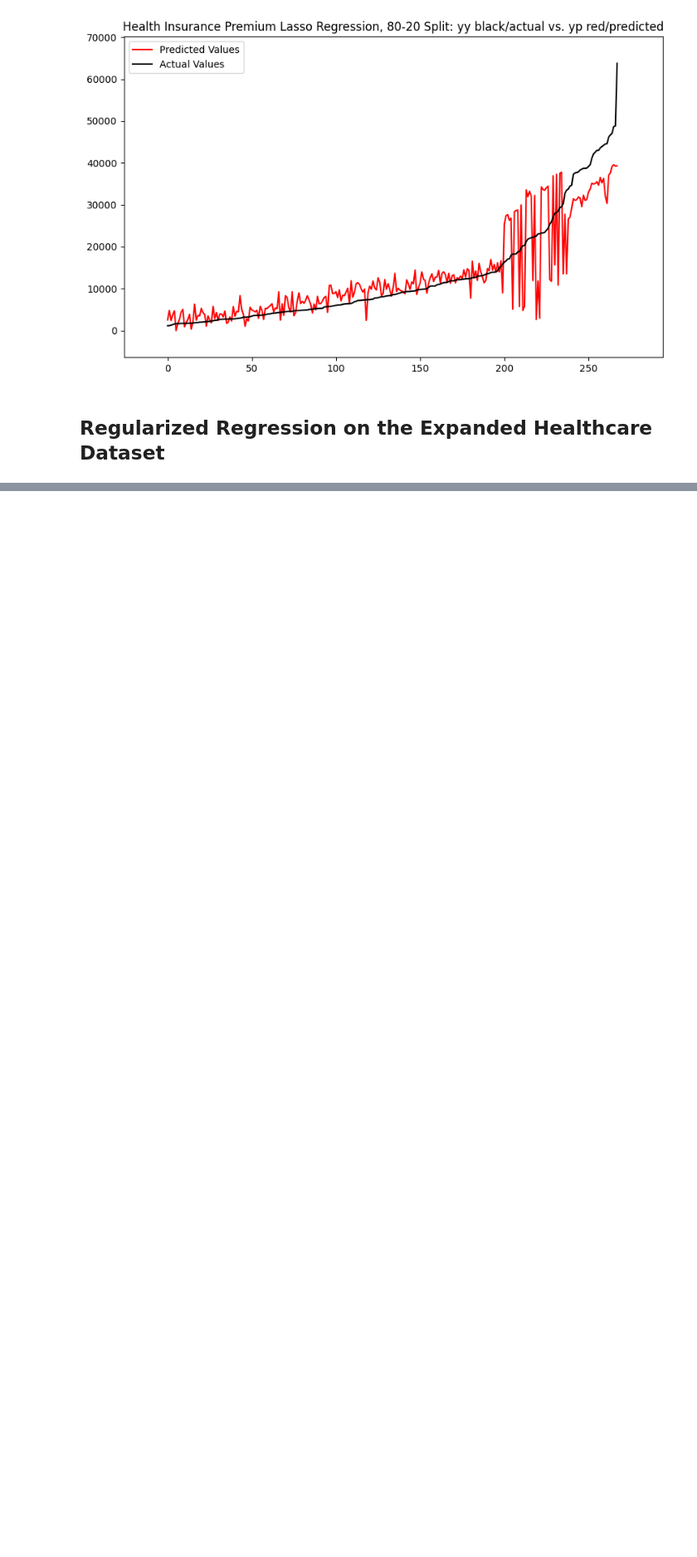
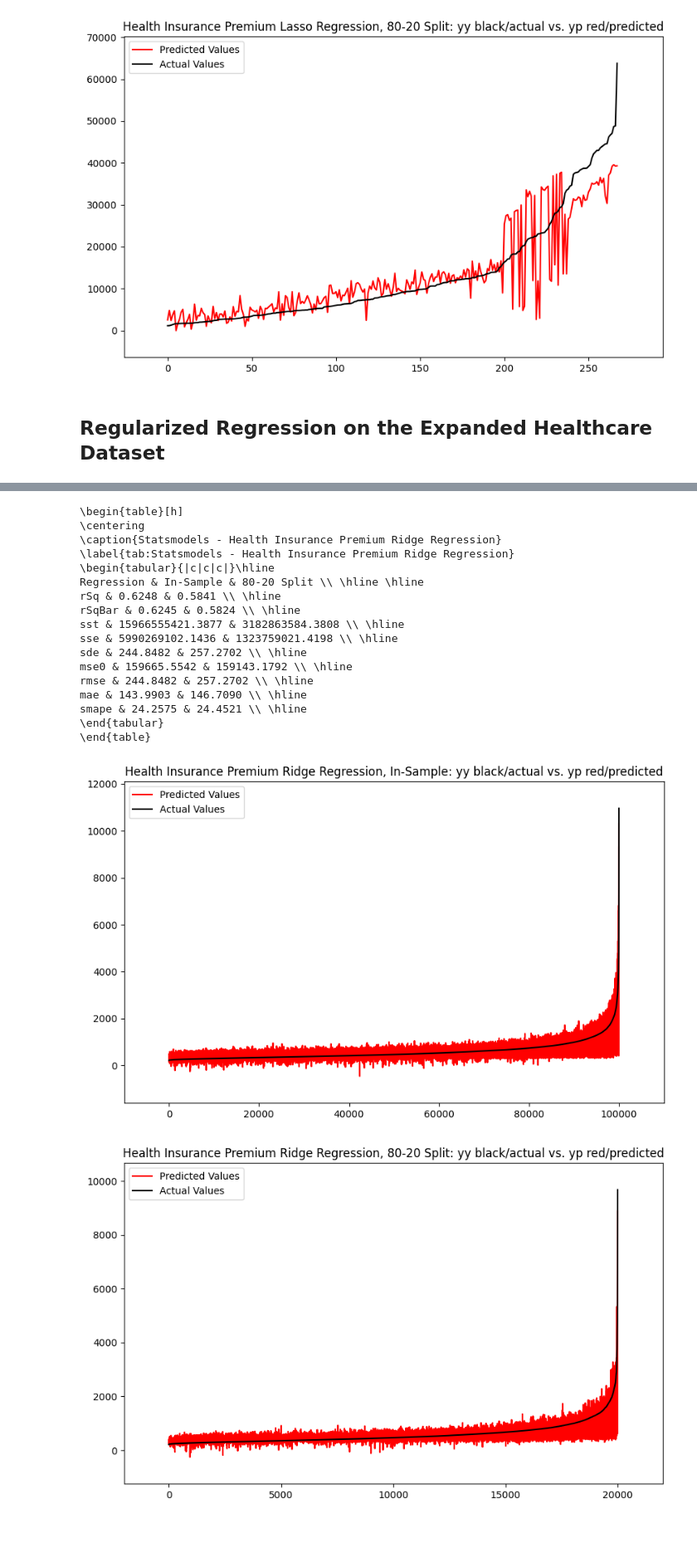
Before and after one commit to Bmmcdonnell/CSCI-6360-Term-Project, a Jupyter notebook: 1_TermProjRegRes.ipynb, the cells around one changed output, grey strips where cells are left out. Shown at 83% size. Saved outputs shown, nothing was run; the diff lists cells and outputs as text; code cells hidden in the pictures; blank space fills up the shorter version.

Commit message:
added expanded healthcare dataset for regreg

```diff
--- a/1_TermProjRegRes.ipynb
+++ b/1_TermProjRegRes.ipynb
@@ -20,8 +20,8 @@ Xprem = pd.get_dummies(healthinsprem.drop('premium', axis=1)).astype(float)
 yprem = healthinsprem['premium']
 Xnoprem = pd.get_dummies(healthinsnoprem.drop('charges', axis=1)).astype(float)
 ynoprem = healthinsnoprem['charges']
-Xexpanded = pd.get_dummies(healthinsexpanded.drop('annual_medical_cost', axis=1)).astype(float)
-yexpanded = healthinsexpanded['annual_medical_cost']
+Xexpanded = pd.get_dummies(healthinsexpanded.drop(['annual_medical_cost', 'annual_premium', 'monthly_premium'], axis=1)).astype(float)
+yexpanded = healthinsexpanded['annual_premium']
 # %% [markdown]
 ## LaTex Tables and Plots
 # %%
@@ -398,3 +398,42 @@ smape & 32.9050 & 35.1883 \\ \hline
 [figure]
 # %% [markdown]
 ## Regularized Regression on the Expanded Healthcare Dataset
+# %%
+Xexpanded = Xexpanded.copy()
+yexpanded = yexpanded.copy()
+Xexpanded = sm.add_constant(Xexpanded)
+Xexpanded_tr, Xexpanded_te, yexpanded_tr, yexpanded_te = train_test_split(Xexpanded, yexpanded, test_size=0.2, random_state=42)
+def RidRegHealthExp():
+    #Add constant and split the data
+
+    #Ridge Regression, model fitting on training and insample data
+    ridreginsamp = sm.OLS(yexpanded, Xexpanded).fit_regularized(L1_wt=0)
+    ridregtrain = sm.OLS(yexpanded_tr, Xexpanded_tr).fit_regularized(L1_wt=0)
+
+    #Use both models to predict on testing
+    ridgeypredinsamp = ridreginsamp.predict(Xexpanded)
+    ridgeypredtest = ridregtrain.predict(Xexpanded_te)
+
+    #k number of predictors
+    k = Xexpanded.shape[1] - 1
+
+    #Print Ridge Regression LaTeX table and sorted plots
+    LatexTableRidge(yexpanded, yexpanded_te, ridgeypredinsamp, ridgeypredtest, k, "Health Insurance Premium")
+    sorted_plot_ridge(yexpanded, ridgeypredinsamp, "Health Insurance Premium", validate=False)
+    sorted_plot_ridge(yexpanded_te, ridgeypredtest, "Health Insurance Premium", validate=True)
+def LasRegHealthExp():
+    #Lasso Regression, model fitting on training and insample data
+    lasreginsamp = sm.OLS(yexpanded, Xexpanded).fit_regularized(L1_wt=1)
+    lasregtrain = sm.OLS(yexpanded_tr, Xexpanded_tr).fit_regularized(L1_wt=1)
+
+    #Use both models to predict on testing
+    lasypredinsamp = lasreginsamp.predict(Xexpanded)
+    lasypredtest = lasregtrain.predict(Xexpanded_te)
+
+    #k number of predictors
+    k = Xexpanded.shape[1] - 1
+
+    #Print Lasso Regression LaTeX table and sorted plots
+    LatexTableLasso(yexpanded, yexpanded_te, lasypredinsamp, lasypredtest, k, "Health Insurance Premium")
+    sorted_plot_lasso(yexpanded, lasypredinsamp, "Health Insurance Premium", validate=False)
+    sorted_plot_lasso(yexpanded_te, lasypredtest, "Health Insurance Premium", validate=True)
@@ -401,2 +442,24 @@ smape & 32.9050 & 35.1883 \\ \hline
+# %%
+RidRegHealthExp()
+# %% [output]
+\begin{table}[h]
+\centering
+\caption{Statsmodels - Health Insurance Premium Ridge Regression}
+\label{tab:Statsmodels - Health Insurance Premium Ridge Regression}
+\begin{tabular}{|c|c|c|}\hline
+Regression & In-Sample & 80-20 Split \\ \hline \hline
+rSq & 0.6248 & 0.5841 \\ \hline
+rSqBar & 0.6245 & 0.5824 \\ \hline
+sst & 15966555421.3877 & 3182863584.3808 \\ \hline
+sse & 5990269102.1436 & 1323759021.4198 \\ \hline
+sde & 244.8482 & 257.2702 \\ \hline
+mse0 & 159665.5542 & 159143.1792 \\ \hline
+rmse & 244.8482 & 257.2702 \\ \hline
+mae & 143.9903 & 146.7090 \\ \hline
+smape & 24.2575 & 24.4521 \\ \hline
+\end{tabular}
+\end{table}
+[figure, added]
+[figure, added]
 # %% [markdown]
 ###
```
Also changed, not shown: parts of 4 cells of this notebook.
